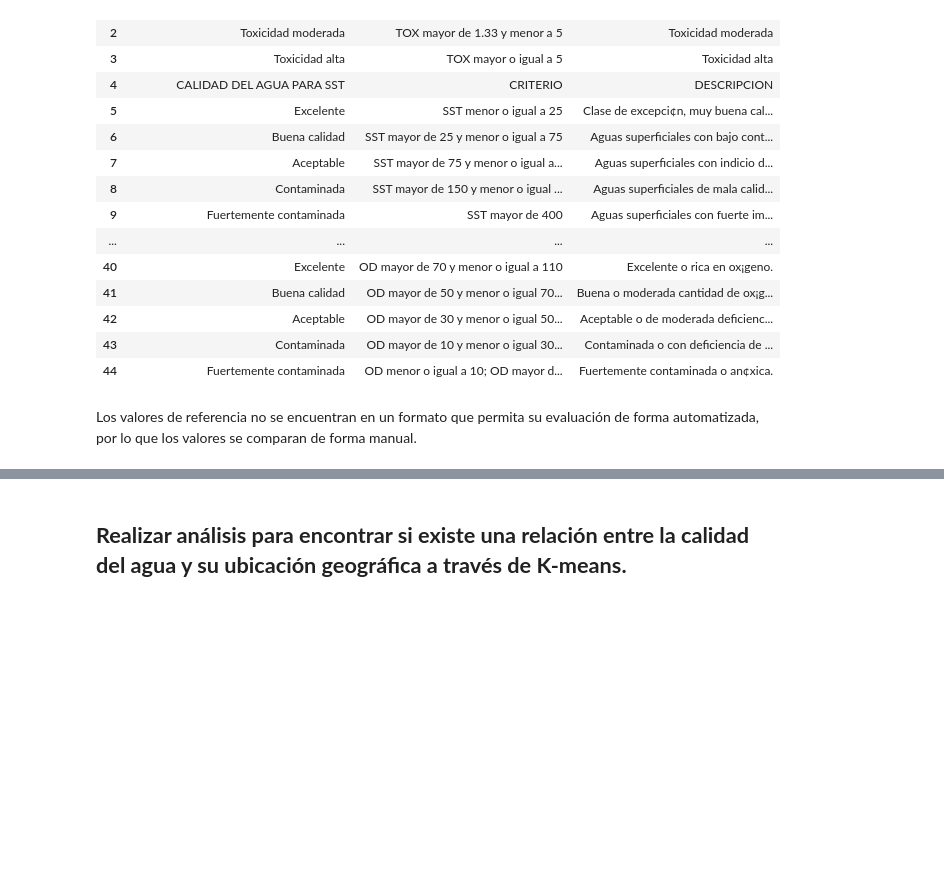
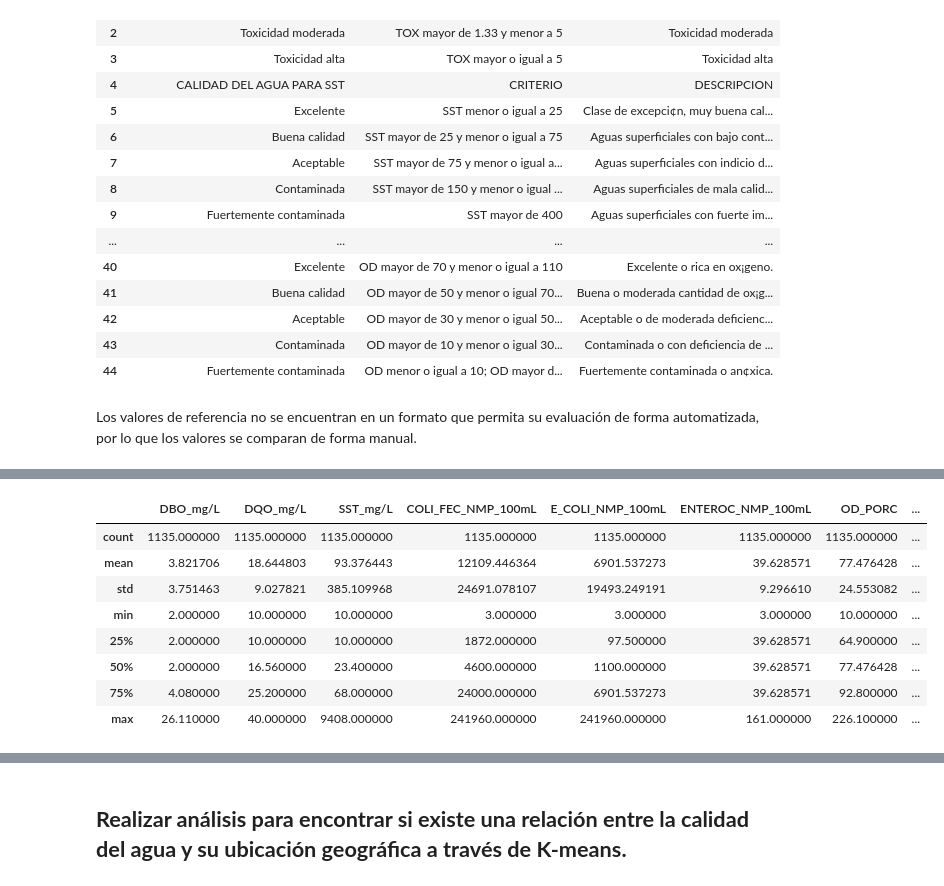
Before and after one commit to PosgradoMNA/actividades-del-projecto-cad_kbcm_jfl, a Jupyter notebook: Reto_entrega_1.ipynb, the cells around one changed output, grey strips where cells are left out. Drawn from its saved outputs; the diff is of its cells as text; code cells hidden in the pictures; blank space fills up the shorter version.

```diff
--- a/Reto_entrega_1.ipynb
+++ b/Reto_entrega_1.ipynb
@@ -455,0 +492,14 @@ for contador in range (0,1267,1):
+# %%
+ndf_cal_am = ndf_am.loc[:,['DBO_mg/L','DQO_mg/L','SST_mg/L','COLI_FEC_NMP_100mL','E_COLI_NMP_100mL','ENTEROC_NMP_100mL','OD_PORC','OD_PORC_SUP','OD_PORC_MED',
+             'OD_PORC_FON','TOX_D_48_UT','TOX_V_15_UT','TOX_D_48_SUP_UT','TOX_D_48_FON_UT','TOX_FIS_SUP_15_UT','TOX_FIS_FON_15_UT']]
+ndf_cal_am.describe(include='all')
+# %% [output]
+|  | DBO_mg/L | DQO_mg/L | SST_mg/L | COLI_FEC_NMP_100mL | E_COLI_NMP_100mL | ENTEROC_NMP_100mL | OD_PORC | ... |
+| count | 1135.000000 | 1135.000000 | 1135.000000 | 1135.000000 | 1135.000000 | 1135.000000 | 1135.000000 | ... |
+| mean | 3.821706 | 18.644803 | 93.376443 | 12109.446364 | 6901.537273 | 39.628571 | 77.476428 | ... |
+| std | 3.751463 | 9.027821 | 385.109968 | 24691.078107 | 19493.249191 | 9.296610 | 24.553082 | ... |
+| min | 2.000000 | 10.000000 | 10.000000 | 3.000000 | 3.000000 | 3.000000 | 10.000000 | ... |
+| 25% | 2.000000 | 10.000000 | 10.000000 | 1872.000000 | 97.500000 | 39.628571 | 64.900000 | ... |
+| 50% | 2.000000 | 16.560000 | 23.400000 | 4600.000000 | 1100.000000 | 39.628571 | 77.476428 | ... |
+| 75% | 4.080000 | 25.200000 | 68.000000 | 24000.000000 | 6901.537273 | 39.628571 | 92.800000 | ... |
+| max | 26.110000 | 40.000000 | 9408.000000 | 241960.000000 | 241960.000000 | 161.000000 | 226.100000 | ... |
```
Also changed, not shown: parts of 17 cells of this notebook.
